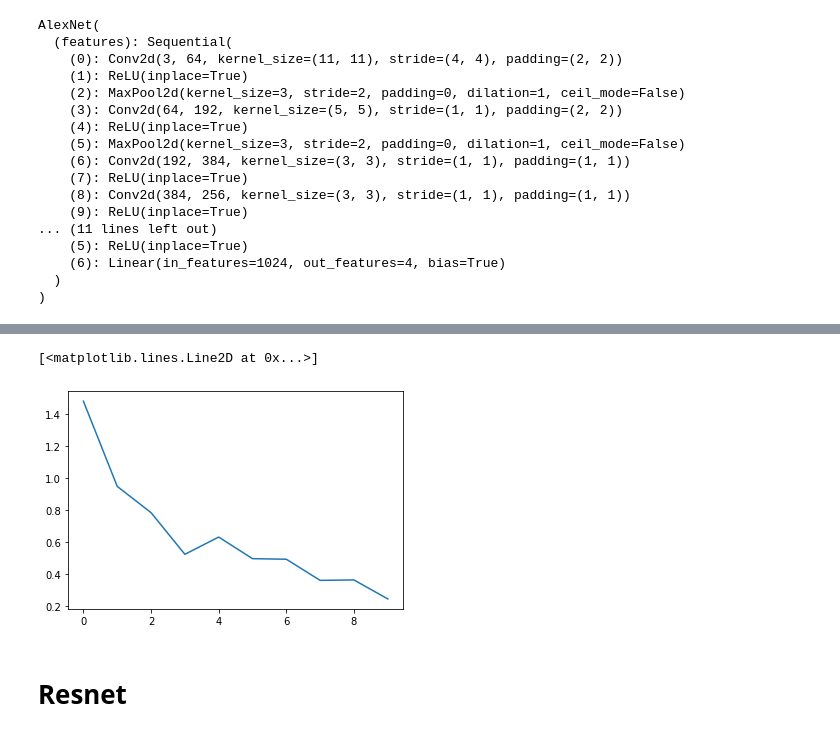
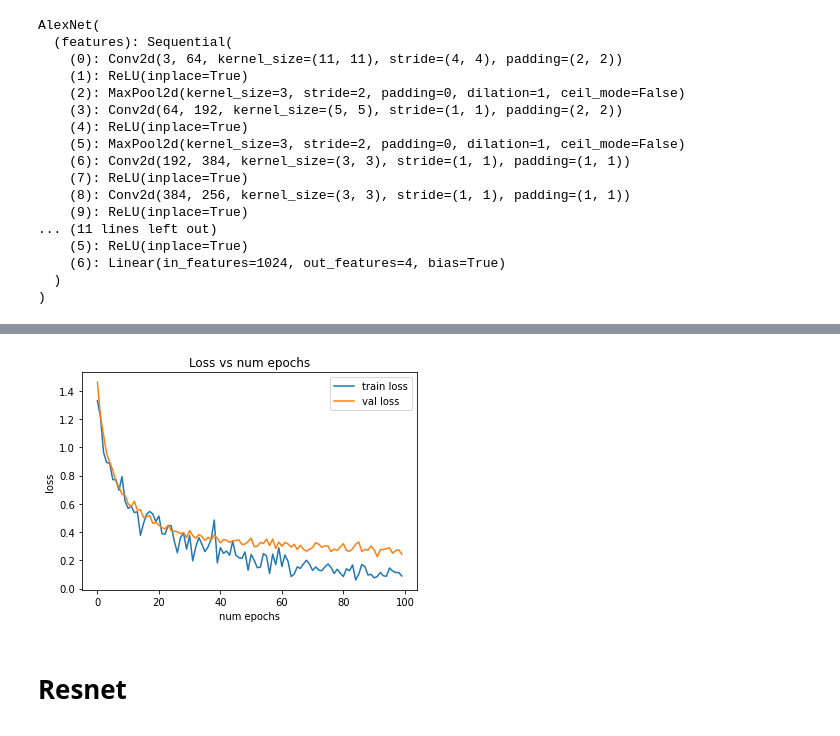
Before and after one commit to DiegoOrtizS/pokemon-CNN, a Jupyter notebook: Proyecto5/notebook.ipynb, the cells around one changed output, grey strips where cells are left out. Saved outputs shown, nothing was run; the diff lists cells and outputs as text; code cells hidden in the pictures.

```diff
--- a/Proyecto5/notebook.ipynb
+++ b/Proyecto5/notebook.ipynb
@@ -223,7 +224,8 @@ def train(model, optimizer, loss_fn, num_epochs) -> List[float]:
   total_step: int = len(train_loader)
   print(total_step)
 
-  list_loss: List[float] = []
+  list_train_loss: List[float] = []
+  list_val_loss: List[float] = []
 
   beg = time.time()
   for epoch in range(num_epochs):
@@ -238,13 +240,28 @@ def train(model, optimizer, loss_fn, num_epochs) -> List[float]:
       loss.backward()
       optimizer.step()
 
-      # if (i+1) % 100 == 0:
-        # print ('Epoch [{}/{}], Step [{}/{}], Loss: {:.4f}'
-        #       .format(epoch+1, num_epochs, i+1, total_step, loss.item()))
-    list_loss.append(loss.item())
-    print ('Epoch [{}/{}], Loss: {:.4f}'
-          .format(epoch+1, num_epochs, loss.item()))
+    train_loss: float = loss.item()
+    list_train_loss.append(train_loss)
+    with torch.no_grad():
+        model.eval()
+        for images, labels in val_loader:
+          correct = 0
+          total = 0
+          for images, labels in val_loader:
+              images = images.to(device)
+              labels = labels.to(device)
+              outputs = model(images)
+              loss = loss_fn(outputs, labels)
+              _, predicted = torch.max(outputs.data, 1)
+              total += labels.size(0)
+              correct += (predicted == labels).sum().item()
+              del images, labels, outputs
+
+        val_loss: float = loss.detach().cpu()
+        list_val_loss.append(val_loss)
+        print ('Epoch [{}/{}], Train Loss: {:.4f}, Validation Loss {:.4f},  Accuracy: {:.4f}'
+              .format(epoch+1, num_epochs, train_loss, val_loss, 100*correct/total))
   end = time.time()
   print('Finished training trainset in {} seconds'.format(round(end-beg, 2)))
 
-  return list_loss
+  return list_train_loss, list_val_loss
@@ -333,4 +303,4 @@ Test accuracy of the model on the 173 test images: 29.48 %
 # %%
-loss = train(model, optimizer, loss_fn, 10)
+train_loss, val_loss = train(model, optimizer, loss_fn, num_epochs)
 # %% [output]
 10
@@ -348,3 +323,5 @@ Finished training trainset in 30.26 seconds
+# %%
+PATH_RES: str = "results/"
 # %%
 # test after train
 torch.manual_seed(1)
@@ -355,8 +332,14 @@ Test accuracy of the model on the 173 test images: 67.63 %
-# %%
-plt.plot(loss)
-# %% [output]
-[<matplotlib.lines.Line2D at 0x...>]
-[figure, removed]
+# %%
+plt.plot(train_loss, label="train loss")
+plt.plot(val_loss, label="val loss")
+plt.ylabel("loss")
+plt.xlabel("num epochs")
+plt.title("Loss vs num epochs")
+plt.legend()
+plt.savefig(PATH_RES+"alexnet loss SGD epochs=100 lr=3e-4 weight_decay=0.005 momentum=0.9.png")
+# plt.show()
+# %% [output]
+[figure, added]
 # %% [markdown]
 # Resnet
 # %%
```
Also changed, not shown: parts of 8 cells of this notebook, 2 other files.
